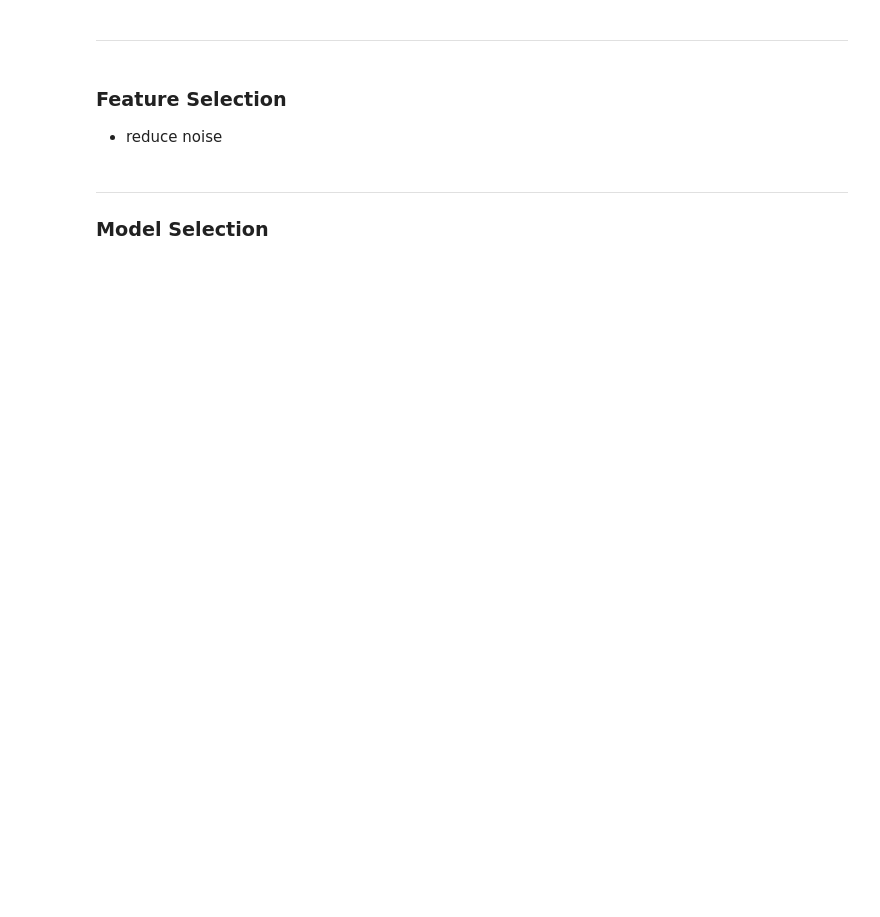
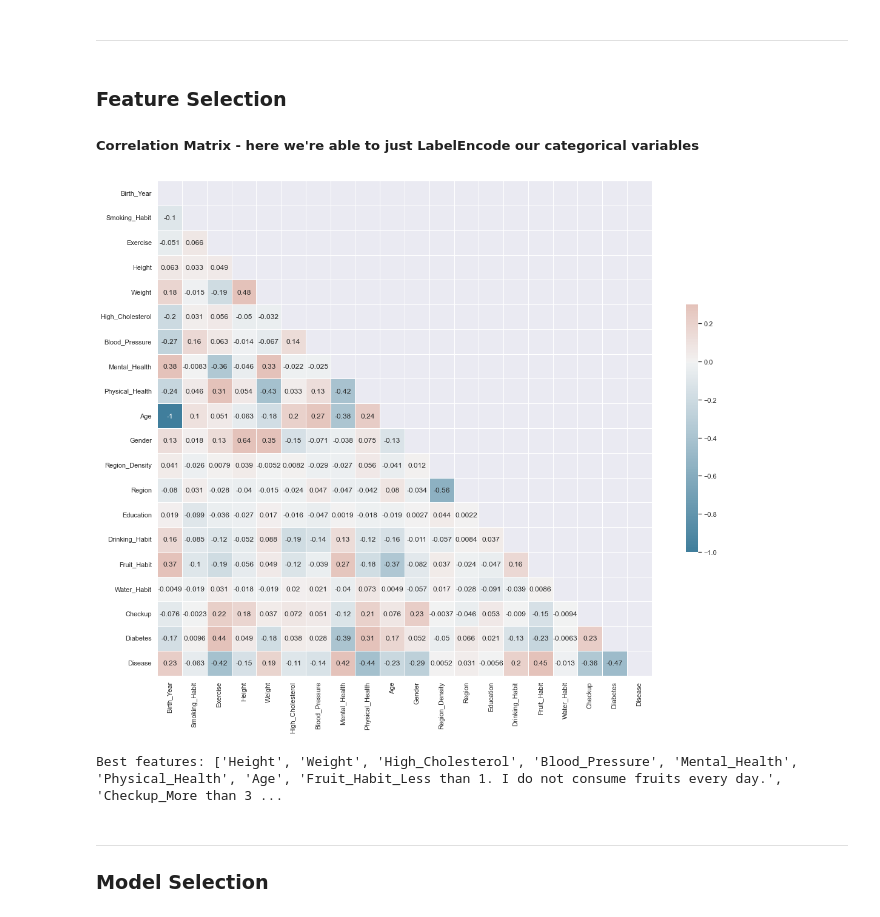
Before and after one commit to lstk44/TheSmithParasiteNOVA, a Jupyter notebook: ParasiteNotebook.ipynb, the cells around one changed output. Cells and saved outputs as stored; diff of their text form; code cells hidden in the pictures; blank space fills up the shorter version.

```diff
--- a/ParasiteNotebook.ipynb
+++ b/ParasiteNotebook.ipynb
@@ -236,7 +233,7 @@ def preprocessing(dataframe):
 
     # add Gender column (1: Male, 0: Female)
     # afterwards drop column Name
-    dataframe['Gender']  = [1 if i.split(' ')[0] == 'Mr.' else 0 for i in df['Name']]
+    dataframe['Gender']  = [1 if i.split(' ')[0] == 'Mr.' else 0 for i in dataframe['Name']]
     dataframe.drop(columns = ['Name'], inplace = True)
 
     # add column population density
@@ -255,8 +252,8 @@ def preprocessing(dataframe):
     xnumeric, xcategorical = dataframe.select_dtypes(include = np.number), dataframe.select_dtypes(exclude = np.number)
 
     # One-hot-encoding categorical features
-    # drop column "Name"
-    x_cat_encoded = pd.concat([pd.get_dummies(xcategorical[col], prefix=col) for col in xcategorical.columns], axis = 1)
+    encoder = OneHotEncoder(handle_unknown='ignore')
+    x_cat_encoded = pd.DataFrame(encoder.fit_transform(xcategorical).toarray(), columns = encoder.get_feature_names_out(), index = xcategorical.index)
 
     # Scale numeric features
     scaler = MinMaxScaler(feature_range=(-1, 1))
@@ -292,32 +293,44 @@ weighted avg       0.88      0.88      0.87       240
 # %% [markdown]
 ---
-# %% [markdown]
-### Feature Selection
-- reduce noise
+# %% [markdown]
+### Feature Selection
+
+##### Correlation Matrix - here we're able to just LabelEncode our categorical variables
+# %%
+from sklearn.preprocessing import OrdinalEncoder
+
+xnumeric, xcategorical = x.select_dtypes(include = np.number), x.select_dtypes(exclude = np.number)
+encoder = OrdinalEncoder()
+x_cat_encoded = pd.DataFrame(encoder.fit_transform(xcategorical), index = xcategorical.index, columns = xcategorical.columns)
+
+xcorrelation = pd.concat([xnumeric, x_cat_encoded], axis = 1)
 # %%
-correlation = pd.concat([xnumeric, y], axis = 1).corr(method = 'spearman')
+correlation = pd.concat([xcorrelation, y], axis = 1).corr(method = 'spearman')
 
 # Generate a mask for the upper triangle
 mask = np.triu(np.ones_like(correlation, dtype=bool))
 
 # Set up the matplotlib figure
 fig, ax = plt.subplots(figsize=(20, 15))
 
 # Generate a custom diverging colormap
 cmap = sns.diverging_palette(230, 20, as_cmap=True)
 
 # Draw the heatmap with the mask and correct aspect ratio
 sns.heatmap(correlation, annot = True, mask=mask, cmap=cmap, vmax=.3, center=0,
             square=True, linewidths=.5, cbar_kws={"shrink": .5})
 
 plt.show()
+# %% [output]
+[figure, added]
 # %%
-model = DecisionTreeClassifier(random_state = 333)
+model = DecisionTreeClassifier(random_state = 444)
 rfe = RFECV(model, scoring = 'f1')
 rfe.fit(xtrain, ytrain)
 opt_features = list(rfe.get_feature_names_out(input_features = list(xtrain.columns)))
-
 print(f'Best features: {[i for i in opt_features]}')
+# %% [output]
+Best features: ['Height', 'Weight', 'High_Cholesterol', 'Blood_Pressure', 'Mental_Health', 'Physical_Health', 'Age', 'Fruit_Habit_Less than 1. I do not consume fruits every day.', 'Checkup_More than 3 ...
 # %%
 xtrain_rfe = rfe.transform(xtrain)
 xval_rfe = rfe.transform(xval)
```
Also changed, not shown: parts of 23 cells of this notebook.
